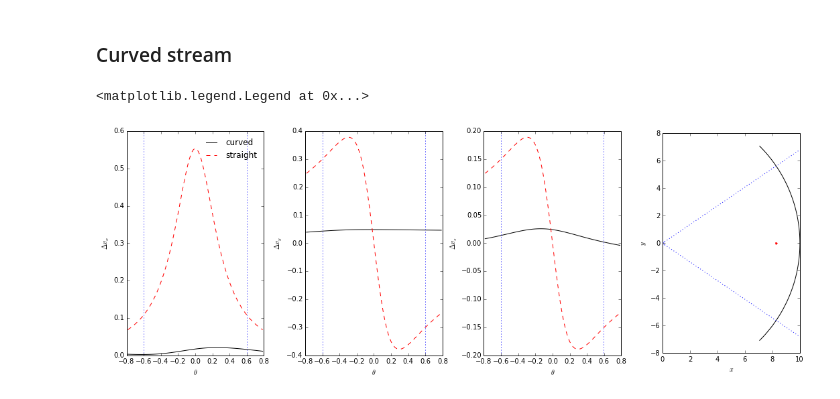
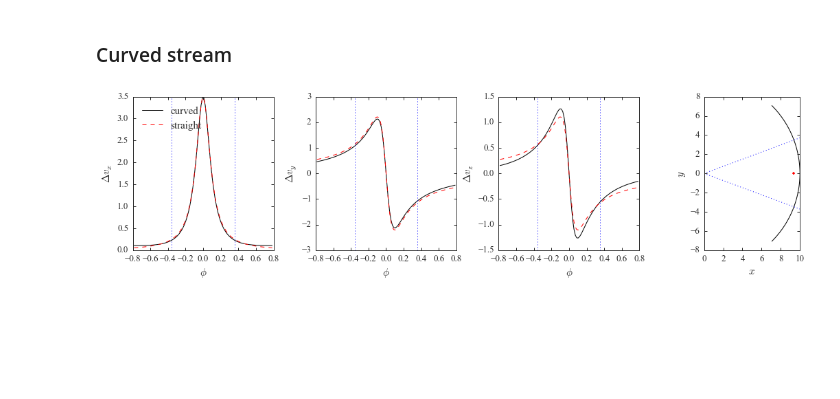
Before and after one commit to jobovy/streamgap-aa, a Jupyter notebook: py/StreamGapExample.ipynb, the cells around one changed output. Saved outputs shown, nothing was run; the diff lists cells and outputs as text; code cells hidden in the pictures; blank space fills up the shorter version.

Commit message:
Fixed curved/straight comparison, updated this example to more realistic and improved NFW/Plummer comparison

```diff
--- a/py/StreamGapExample.ipynb
+++ b/py/StreamGapExample.ipynb
@@ -51,13 +68,3 @@ plt.plot(y,deltav-deltav_analytic); plt.xlabel(r'$y$'); plt.ylabel(r'Error in $\
 # %%
-pot_nfw = NFWPotential(amp=2.,a=2.)
+pot_nfw = NFWPotential(amp=2.,a=fac)
 deltav_nfw= galpy.df_src.streamgapdf.impulse_deltav_general(v,y,b,w,pot_nfw)
-# %%
-f,a=plt.subplots(1,3,figsize=(16,6))
-plt.subplots_adjust(wspace=0.3)
-labels = [r'$\Delta v_x$',r'$\Delta v_y$',r'$\Delta v_z$']
-for i in range(3):
-    a[i].plot(y,deltav_nfw[:,i],'k',label='NFW')
-    a[i].plot(y,deltav_analytic[:,i],'r--',label='Plummer')
-    a[i].set_ylabel(labels[i])
-    a[i].set_xlabel(r'$y$')
-a[0].legend(frameon=False)
@@ -92,42 +128,46 @@ a=plt.plot(y,deltav_general)
 # %% [markdown]
 ### Curved stream
 # %%
+G=4.300918e-6
+M=1e8
+rs_2=0.625
+b_2 = rs_2
 theta = np.linspace(-np.pi/4.,np.pi/4.,100)
 rcurv = 10.
 xc,yc = rcurv*np.cos(theta),rcurv*np.sin(theta)
 Xc = np.zeros((100,3))
 Xc[:,0]=xc
 Xc[:,1]=yc
-vp = 2.
+vp = 220.
 vx,vy = -vp*np.sin(theta),vp*np.cos(theta)
 V = np.zeros((100,3))
 V[:,0]=vx
 V[:,1]=vy
-wn = np.array([0.,1.2,1.6])
+wn = np.array([0.,1.2/2.*220.,1.6/2.*220.])
 # %%
-pot_test = PlummerPotential(amp=GM,b=rs)
-deltav_curved = galpy.df_src.streamgapdf.impulse_deltav_general_curvedstream(V,X,b,wn,np.array([rcurv,0.,0.]),np.array([0.,vp,0.]),pot_test)
-deltav_curved_r = galpy.df_src.streamgapdf.impulse_deltav_plummer(np.tile([0.000001,vp,0.000001],(100,1)),theta*rcurv,b,wn,GM,rs)
+pot_test = PlummerPotential(amp=G*M,b=rs_2)
+deltav_curved = galpy.df_src.streamgapdf.impulse_deltav_general_curvedstream(V,Xc,b_2,wn,np.array([rcurv,0.,0.]),np.array([0.,vp,0.]),pot_test)
+deltav_curved_r = galpy.df_src.streamgapdf.impulse_deltav_plummer(np.tile([0.000001,vp,0.000001],(100,1)),theta*rcurv,b_2,wn,G*M,rs_2)
 # %%
-f,a=plt.subplots(1,4,figsize=(18,6))
+f,a=plt.subplots(1,4,figsize=(18,4))
 plt.subplots_adjust(wspace=0.3)
 labels = [r'$\Delta v_x$',r'$\Delta v_y$',r'$\Delta v_z$']
 for i in range(3):
     a[i].plot(theta,deltav_curved[:,i],'k',label='curved')
     a[i].plot(theta,deltav_curved_r[:,i],'r--',label='straight')
     a[i].set_ylabel(labels[i])
-    a[i].set_xlabel(r'$\theta$')
-    a[i].axvline(np.arccos((rcurv-b)/rcurv),color='b',ls=':')
-    a[i].axvline(-np.arccos((rcurv-b)/rcurv),color='b',ls=':')
+    a[i].set_xlabel(r'$\phi$')
+    a[i].axvline(np.arccos((rcurv-b_2)/rcurv),color='b',ls=':')
+    a[i].axvline(-np.arccos((rcurv-b_2)/rcurv),color='b',ls=':')
 a[3].plot(xc,yc,'k-')
-a[3].plot(np.linspace(0.,10.),np.tan(np.arccos((rcurv-b)/rcurv))*np.linspace(0.,10.),'b:')
-a[3].plot(np.linspace(0.,10.),-np.tan(np.arccos((rcurv-b)/rcurv))*np.linspace(0.,10.),'b:')
-a[3].plot([rcurv-b],[0.],'r.')
+a[3].plot(np.linspace(0.,10.),np.tan(np.arccos((rcurv-b_2)/rcurv))*np.linspace(0.,10.),'b:')
+a[3].plot(np.linspace(0.,10.),-np.tan(np.arccos((rcurv-b_2)/rcurv))*np.linspace(0.,10.),'b:')
+a[3].plot([rcurv-b_2],[0.],'r.')
 a[3].plot([0.],[0.],'bx')
 a[3].set_xlabel(r'$x$')
 a[3].set_ylabel(r'$y$')
 a[3].set_aspect('equal')
-a[0].legend(frameon=False)
+a[0].legend(frameon=False,loc=2)
+plt.savefig('curved_straight_comparison.pdf',bbox_inches='tight')
 # %% [output]
-<matplotlib.legend.Legend at 0x...>
-[figure, old version]
+[figure, new version]
```
Also changed, not shown: parts of 9 cells of this notebook.
